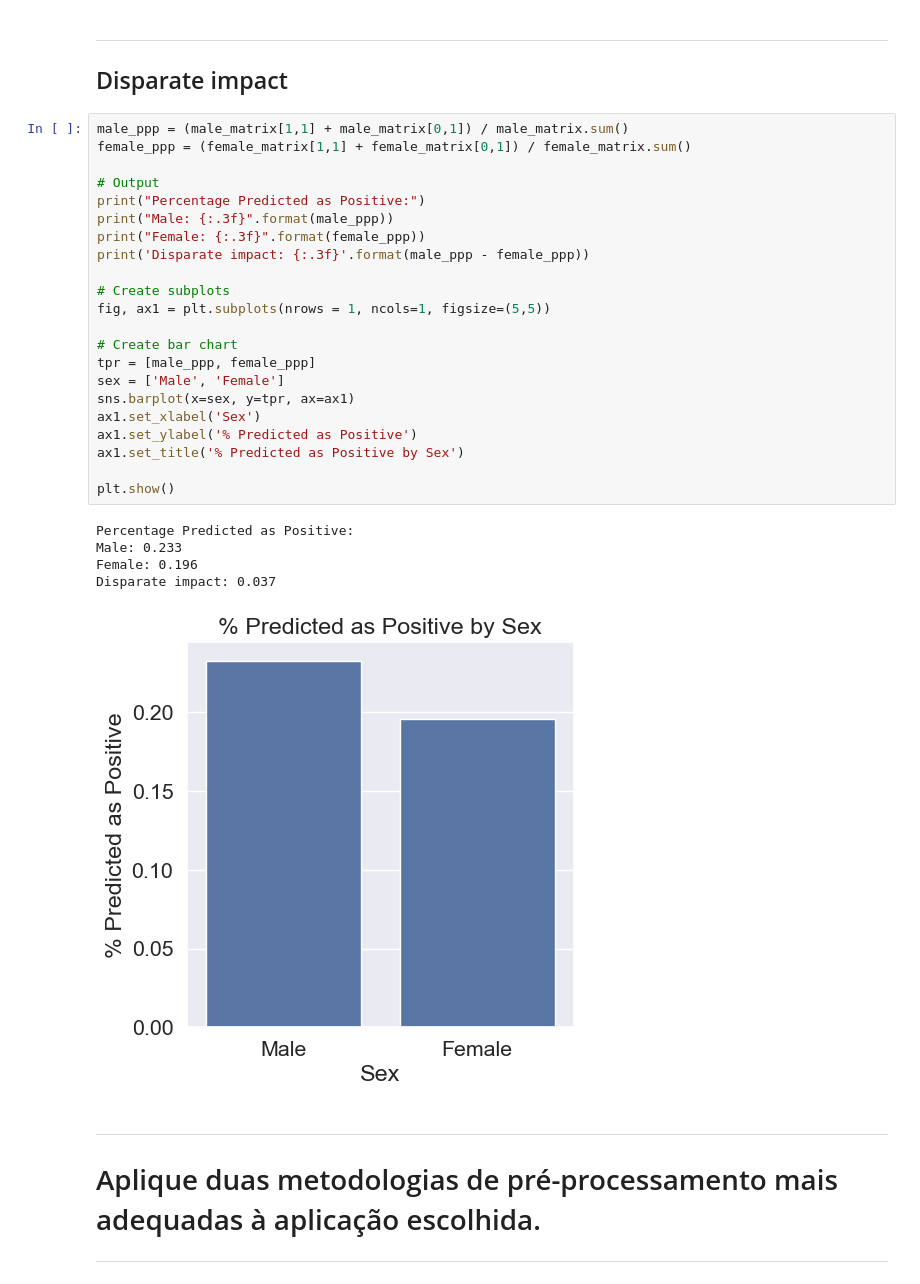
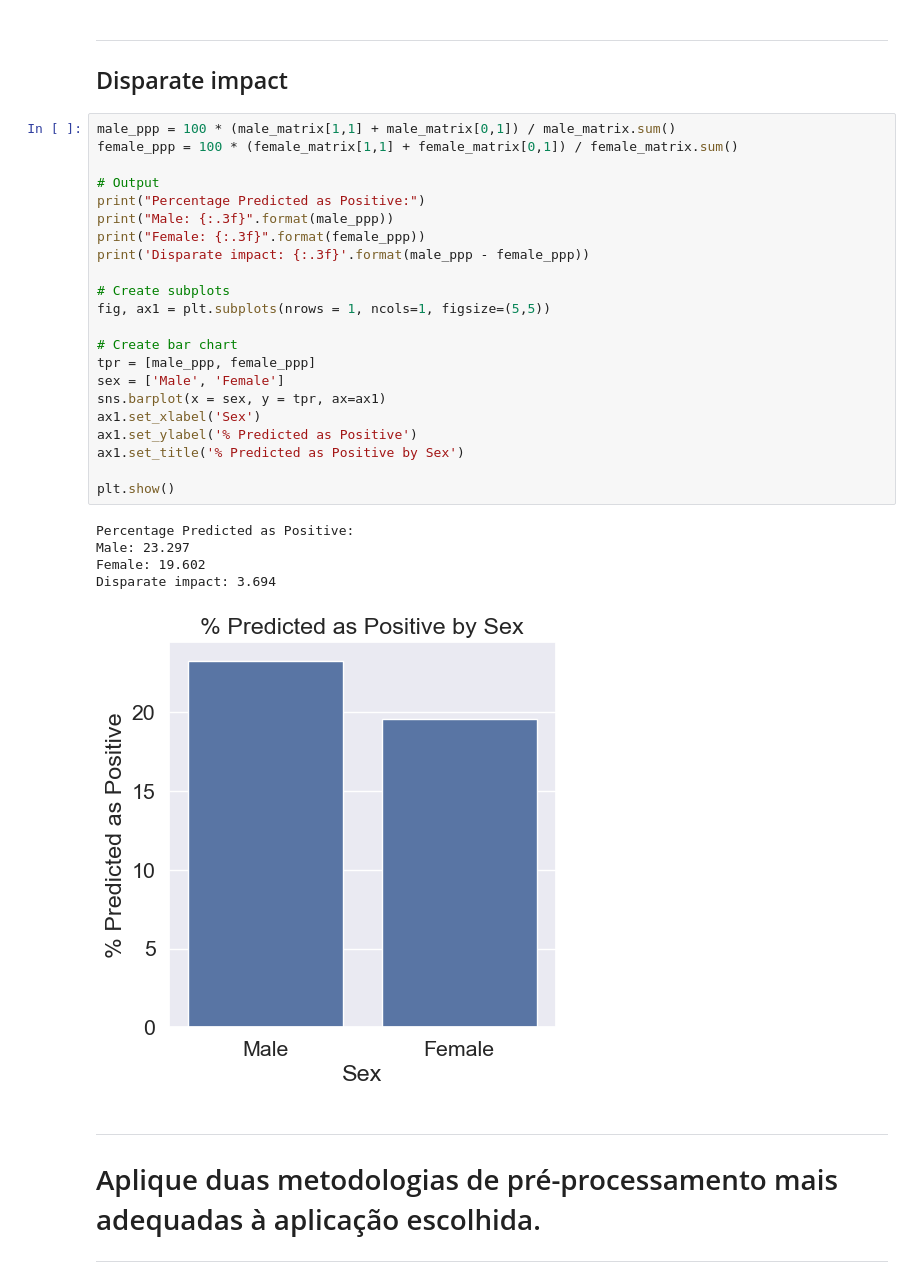
Before and after one commit to mauricioplopes/ethical-machine-learning, a Jupyter notebook: notebooks/trabalho-4.ipynb, the cells around one changed output. Saved outputs shown, nothing was run; the diff lists cells and outputs as text.

```diff
--- a/notebooks/trabalho-4.ipynb
+++ b/notebooks/trabalho-4.ipynb
@@ -241,33 +241,33 @@ Difference: 0.034
 ---
 ## Disparate impact
 # %%
-male_ppp = (male_matrix[1,1] + male_matrix[0,1]) / male_matrix.sum()
-female_ppp = (female_matrix[1,1] + female_matrix[0,1]) / female_matrix.sum()
+male_ppp = 100 * (male_matrix[1,1] + male_matrix[0,1]) / male_matrix.sum()
+female_ppp = 100 * (female_matrix[1,1] + female_matrix[0,1]) / female_matrix.sum()
 
 # Output
 print("Percentage Predicted as Positive:")
 print("Male: {:.3f}".format(male_ppp))
 print("Female: {:.3f}".format(female_ppp))
 print('Disparate impact: {:.3f}'.format(male_ppp - female_ppp))
 
 # Create subplots
 fig, ax1 = plt.subplots(nrows = 1, ncols=1, figsize=(5,5))
 
 # Create bar chart
 tpr = [male_ppp, female_ppp]
 sex = ['Male', 'Female']
-sns.barplot(x=sex, y=tpr, ax=ax1)
+sns.barplot(x = sex, y = tpr, ax=ax1)
 ax1.set_xlabel('Sex')
 ax1.set_ylabel('% Predicted as Positive')
 ax1.set_title('% Predicted as Positive by Sex')
 
 plt.show()
 # %% [output]
 Percentage Predicted as Positive:
-Male: 0.233
-Female: 0.196
-Disparate impact: 0.037
+Male: 23.297
+Female: 19.602
+Disparate impact: 3.694
-[figure, old version]
+[figure, new version]
 # %% [markdown]
 ---
 # Aplique duas metodologias de pré-processamento mais adequadas à aplicação escolhida.
```
Also changed, not shown: parts of 17 cells of this notebook.
